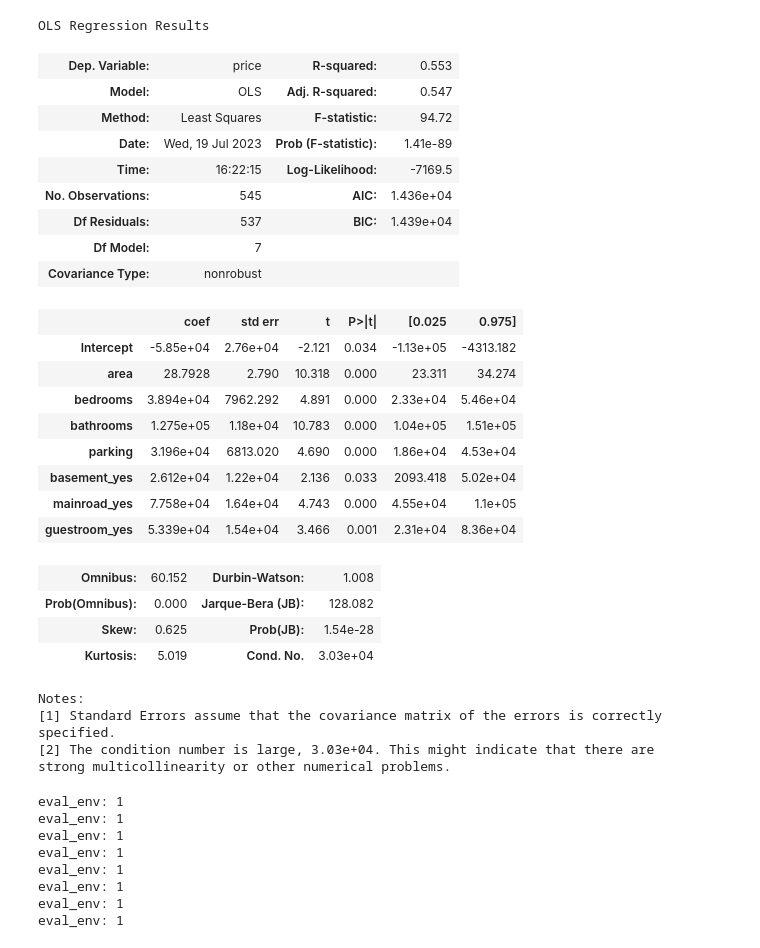
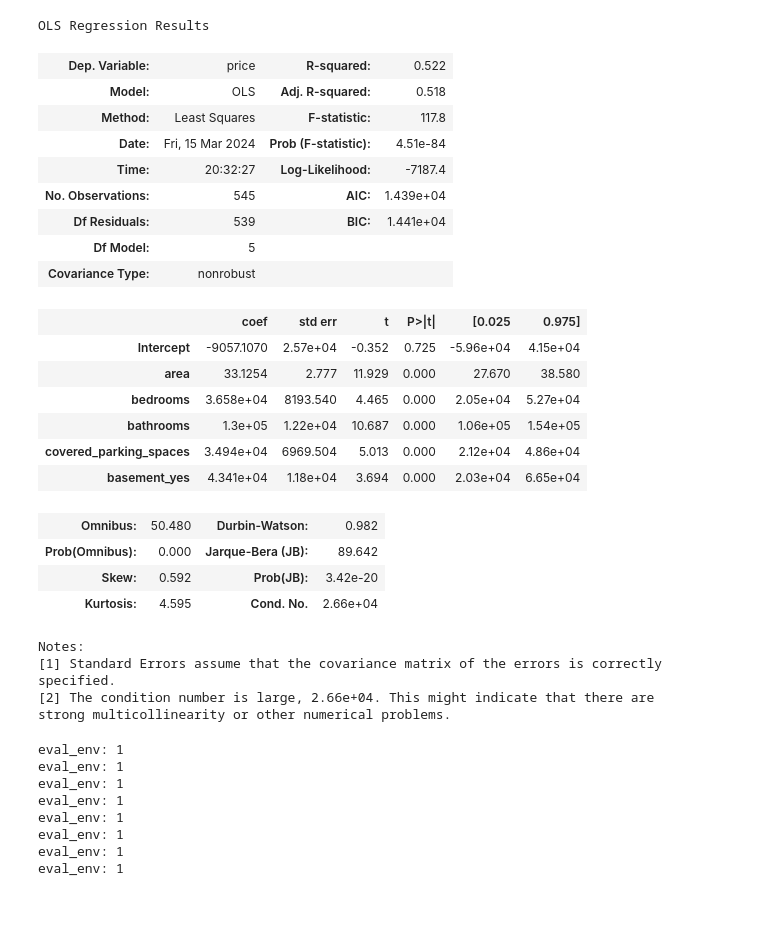
Before and after one commit to rjwrobel86/Python4Statistics, a Jupyter notebook: Notebooks/HousingRegression.ipynb, the cells around one changed output. Saved outputs shown, nothing was run; the diff lists cells and outputs as text; code cells hidden in the pictures; blank space fills up the shorter version.

```diff
--- a/Notebooks/HousingRegression.ipynb
+++ b/Notebooks/HousingRegression.ipynb
@@ -103,34 +103,32 @@ df.head()
 # %%
-model3 = sm.OLS.from_formula('price ~ area + bedrooms + bathrooms + parking + basement_yes + mainroad_yes + guestroom_yes', df)
+model3 = sm.OLS.from_formula('price ~ area + bedrooms + bathrooms + covered_parking_spaces + basement_yes', df)
 results3 = model3.fit()
 results3.summary()
 # %% [output]
 OLS Regression Results
-| Dep. Variable: | price | R-squared: | 0.553 |
-| Model: | OLS | Adj. R-squared: | 0.547 |
-| Method: | Least Squares | F-statistic: | 94.72 |
-| Date: | Wed, 19 Jul 2023 | Prob (F-statistic): | 1.41e-89 |
-| Time: | 16:22:15 | Log-Likelihood: | -7169.5 |
-| No. Observations: | 545 | AIC: | 1.436e+04 |
-| Df Residuals: | 537 | BIC: | 1.439e+04 |
-| Df Model: | 7 |  |  |
+| Dep. Variable: | price | R-squared: | 0.522 |
+| Model: | OLS | Adj. R-squared: | 0.518 |
+| Method: | Least Squares | F-statistic: | 117.8 |
+| Date: | Fri, 15 Mar 2024 | Prob (F-statistic): | 4.51e-84 |
+| Time: | 20:32:27 | Log-Likelihood: | -7187.4 |
+| No. Observations: | 545 | AIC: | 1.439e+04 |
+| Df Residuals: | 539 | BIC: | 1.441e+04 |
+| Df Model: | 5 |  |  |
 | Covariance Type: | nonrobust |  |  |
 |  | coef | std err | t | P>|t| | [0.025 | 0.975] |
-| Intercept | -5.85e+04 | 2.76e+04 | -2.121 | 0.034 | -1.13e+05 | -4313.182 |
-| area | 28.7928 | 2.790 | 10.318 | 0.000 | 23.311 | 34.274 |
-| bedrooms | 3.894e+04 | 7962.292 | 4.891 | 0.000 | 2.33e+04 | 5.46e+04 |
-| bathrooms | 1.275e+05 | 1.18e+04 | 10.783 | 0.000 | 1.04e+05 | 1.51e+05 |
-| parking | 3.196e+04 | 6813.020 | 4.690 | 0.000 | 1.86e+04 | 4.53e+04 |
-| basement_yes | 2.612e+04 | 1.22e+04 | 2.136 | 0.033 | 2093.418 | 5.02e+04 |
-| mainroad_yes | 7.758e+04 | 1.64e+04 | 4.743 | 0.000 | 4.55e+04 | 1.1e+05 |
-| guestroom_yes | 5.339e+04 | 1.54e+04 | 3.466 | 0.001 | 2.31e+04 | 8.36e+04 |
+| Intercept | -9057.1070 | 2.57e+04 | -0.352 | 0.725 | -5.96e+04 | 4.15e+04 |
+| area | 33.1254 | 2.777 | 11.929 | 0.000 | 27.670 | 38.580 |
+| bedrooms | 3.658e+04 | 8193.540 | 4.465 | 0.000 | 2.05e+04 | 5.27e+04 |
+| bathrooms | 1.3e+05 | 1.22e+04 | 10.687 | 0.000 | 1.06e+05 | 1.54e+05 |
+| covered_parking_spaces | 3.494e+04 | 6969.504 | 5.013 | 0.000 | 2.12e+04 | 4.86e+04 |
+| basement_yes | 4.341e+04 | 1.18e+04 | 3.694 | 0.000 | 2.03e+04 | 6.65e+04 |
-| Omnibus: | 60.152 | Durbin-Watson: | 1.008 |
-| Prob(Omnibus): | 0.000 | Jarque-Bera (JB): | 128.082 |
-| Skew: | 0.625 | Prob(JB): | 1.54e-28 |
-| Kurtosis: | 5.019 | Cond. No. | 3.03e+04 |
+| Omnibus: | 50.480 | Durbin-Watson: | 0.982 |
+| Prob(Omnibus): | 0.000 | Jarque-Bera (JB): | 89.642 |
+| Skew: | 0.592 | Prob(JB): | 3.42e-20 |
+| Kurtosis: | 4.595 | Cond. No. | 2.66e+04 |
 Notes:
 [1] Standard Errors assume that the covariance matrix of the errors is correctly specified.
-[2] The condition number is large, 3.03e+04. This might indicate that there are
+[2] The condition number is large, 2.66e+04. This might indicate that there are
 strong multicollinearity or other numerical problems.
 # %%
 sm.graphics.plot_partregress_grid(results3)
```
Also changed, not shown: parts of 5 cells of this notebook, 20 other files.
